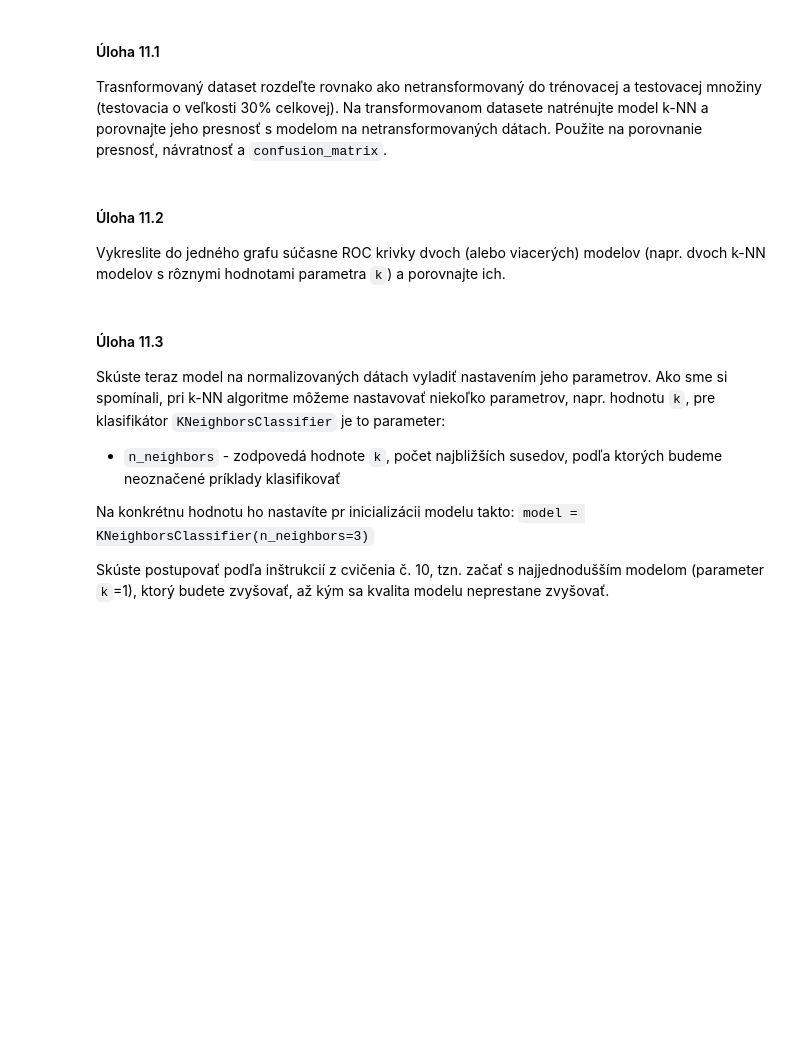
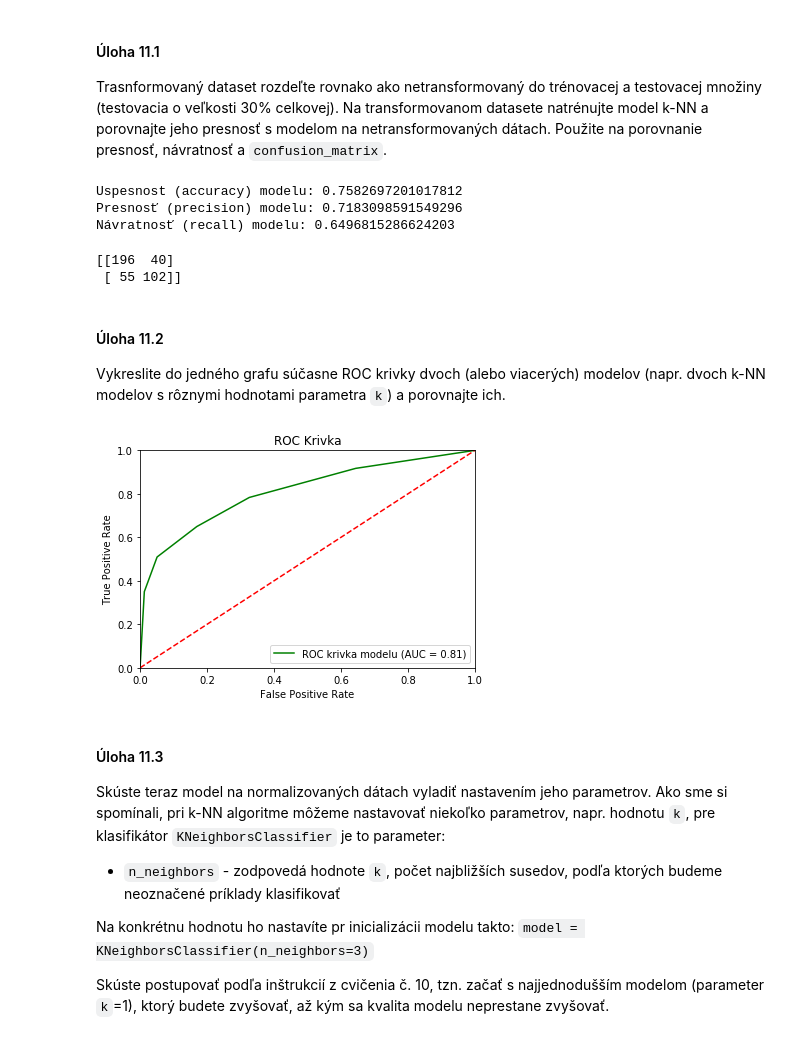
Before and after one commit to InuTao/moje_WDA, a Jupyter notebook: 11/notebooks/cvicenie11.ipynb, the cells around one changed output. Saved outputs shown, nothing was run; the diff lists cells and outputs as text; code cells hidden in the pictures; blank space fills up the shorter version.

```diff
--- a/11/notebooks/cvicenie11.ipynb
+++ b/11/notebooks/cvicenie11.ipynb
@@ -196,3 +253,34 @@ Trasnformovaný dataset rozdeľte rovnako ako netransformovaný do trénovacej a
+# %%
+X_normData = normData.drop('survived', axis=1)
+y_normData = normData["survived"]
+# %%
+from sklearn.model_selection import train_test_split
+X_train, X_test, y_train, y_test = train_test_split(X_normData, y_normData, test_size=0.3, random_state=1)
+# %%
+from sklearn.neighbors import KNeighborsClassifier
+model = KNeighborsClassifier()
+
+model.fit(X_train, y_train)
+
+y_model = model.predict(X_test)
+# %%
+from sklearn.metrics import accuracy_score, precision_score, recall_score # importujeme potrebnu kniznicu
+
+print(f"Uspesnost (accuracy) modelu: {accuracy_score(y_test, y_model)}") # spocitame a vypiseme metriku uspesnosti klasifikacie
+print(f"Presnosť (precision) modelu: {precision_score(y_test, y_model)}") # spocitame a vypiseme metriku presnosti klasifikacie
+print(f"Návratnosť (recall) modelu: {recall_score(y_test, y_model)}") # spocitame a vypiseme metriku navratnosti klasifikacie
+# %% [output]
+Uspesnost (accuracy) modelu: 0.7582697201017812
+Presnosť (precision) modelu: 0.7183098591549296
+Návratnosť (recall) modelu: 0.6496815286624203
+# %%
+from sklearn.metrics import confusion_matrix
+
+cm = confusion_matrix(y_test, y_model)
+print(cm)
+# %% [output]
+[[196  40]
+ [ 55 102]]
 # %% [markdown]
 #### Úloha 11.2
 
@@ -202,3 +288,32 @@ Vykreslite do jedného grafu súčasne ROC krivky dvoch (alebo viacerých) model
+# %%
+from sklearn.metrics import roc_curve,auc # z Scikit learn importujeme funkcie pre výpočet ROC krivky a AUC koeficientu
+
+# pomocou funkcie roc_curve vypočítame:
+# fpr - false positive rate
+# tpr - true positive rate
+# thresholds - rozne hodnoty cut-off (diskriminacme hladiny)
+
+y_model_probs = model.predict_proba(X_test) # spočitame pravdepodobnosti pre klasifikáciu do jednej resp. druhej triedy
+preds = y_model_probs[:,1] # ponecháme iba jeden stĺpec
+fpr, tpr, threshold = roc_curve(y_test, preds) # spočítame koeficienty FPR, TPR
+
+roc_auc = auc(fpr, tpr) # výpočet AUC koeficientu
+
+# pomocou matplotlib vykreslíme ROC krivku
+plt.title('ROC Krivka') # definujeme názov obrázku
+
+# vykreslíme ROC krivku, farbou "navy" (môžeme použiť ako parameter názov farby), vypíšeme do legendy AUC koeficient
+plt.plot(fpr, tpr, color='green', label = 'ROC krivka modelu (AUC = %0.2f)' % roc_auc)
+
+plt.legend(loc = 'lower right') # nastavíme vykreslenie legendy vpravo dole
+plt.plot([0, 1], [0, 1],linestyle='--', color='red') # vykreslíme červenou (r) prerušovanou farbou diagonálu
+plt.xlim([0, 1]) # os x bude nadobúdať hodnoty od 0 do 1
+plt.ylim([0, 1]) # os y bude nadobúdať hodnoty od 0 do 1
+plt.ylabel('True Positive Rate') # jednotlivé osi otitulkujeme
+plt.xlabel('False Positive Rate') # jednotlivé osi otitulkujeme
+plt.show() # zobrazíme obrázok
+# %% [output]
+[figure, added]
 # %% [markdown]
 #### Úloha 11.3
 
```
Also changed, not shown: parts of 17 cells of this notebook, 4 other files.
